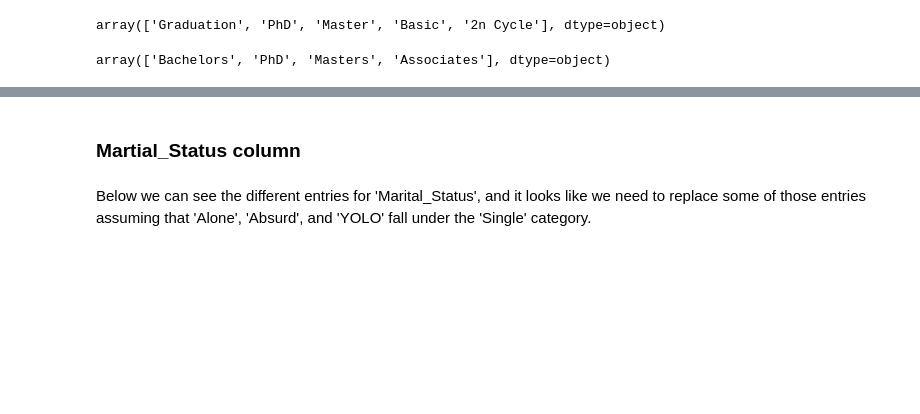
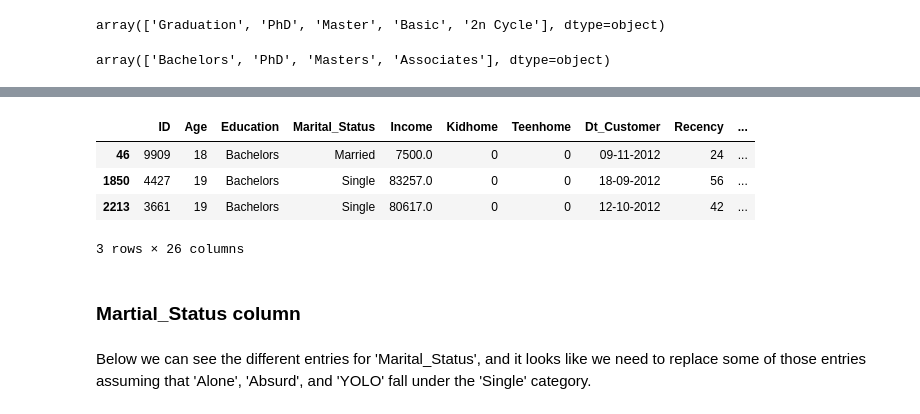
Before and after one commit to lauxpaux/CustomerSegmentation, a Jupyter notebook: customer_segmentation.ipynb, the cells around one changed output, grey strips where cells are left out. Saved outputs shown, nothing was run; the diff lists cells and outputs as text; code cells hidden in the pictures; blank space fills up the shorter version.

```diff
--- a/customer_segmentation.ipynb
+++ b/customer_segmentation.ipynb
@@ -425,3 +440,11 @@ fig.show('svg')
+# %%
+df.loc[(df['Age'] <= 20) & (df['Education'] == 'Masters')].replace({'Masters':'Bachelors'})
+# %% [output]
+|  | ID | Age | Education | Marital_Status | Income | Kidhome | Teenhome | Dt_Customer | Recency | ... |
+| 46 | 9909 | 18 | Bachelors | Married | 7500.0 | 0 | 0 | 09-11-2012 | 24 | ... |
+| 1850 | 4427 | 19 | Bachelors | Single | 83257.0 | 0 | 0 | 18-09-2012 | 56 | ... |
+| 2213 | 3661 | 19 | Bachelors | Single | 80617.0 | 0 | 0 | 12-10-2012 | 42 | ... |
+3 rows × 26 columns
 # %% [markdown]
 ### Martial_Status column
 # %% [markdown]
```
Also changed, not shown: parts of 21 cells of this notebook.
